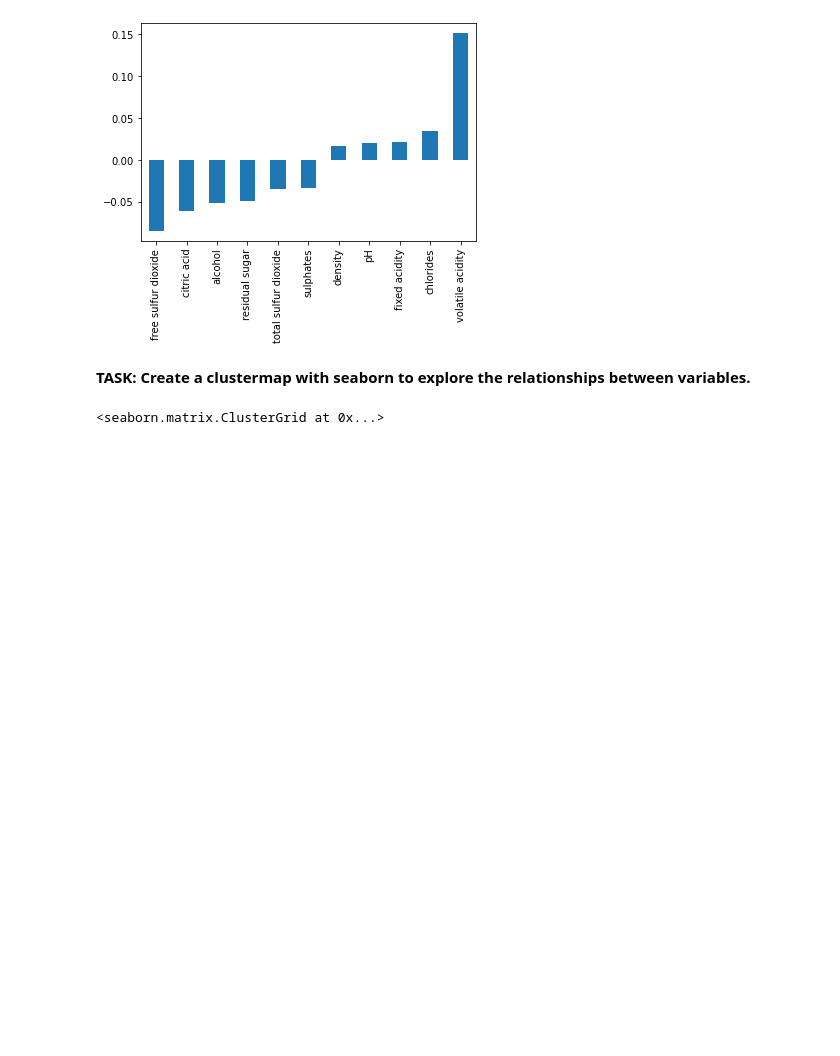
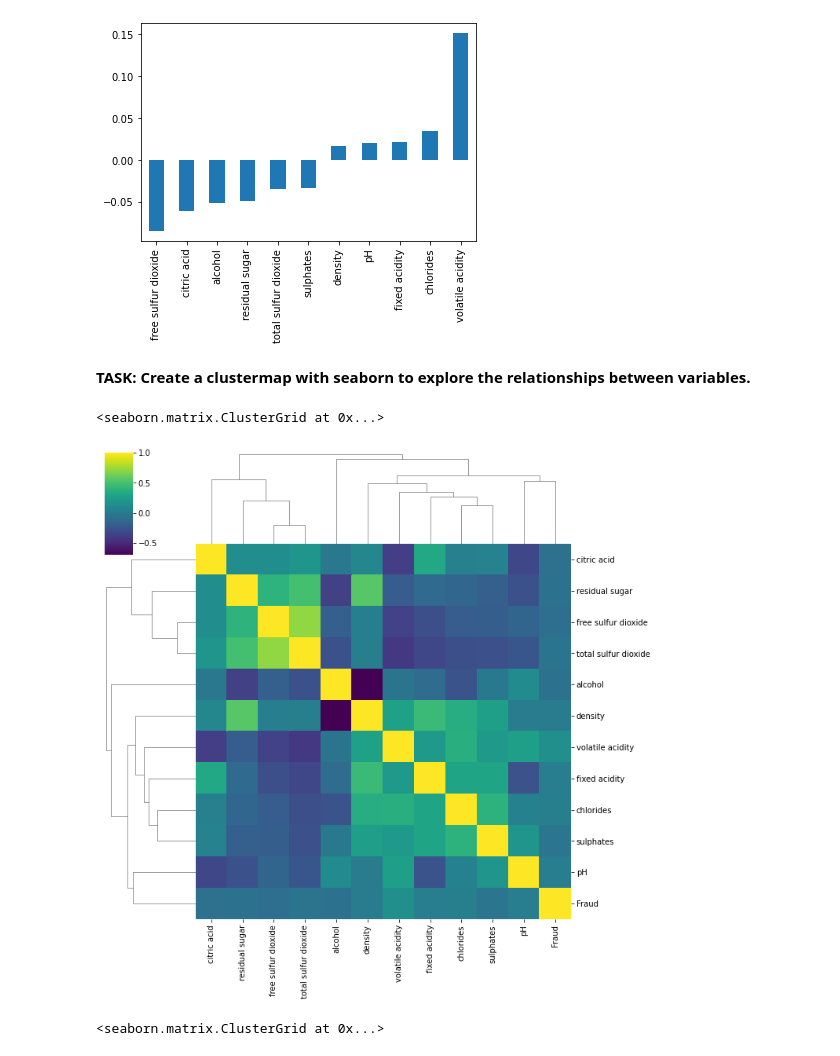
Before and after one commit to alpha-nero1/2021-Python-for-Machine-Learning-Data-Science-Masterclass, a Jupyter notebook: 13-Support-Vector-Machines/02-SVM-Project-Exercise.ipynb, the cells around one changed output. Saved outputs shown, nothing was run; the diff lists cells and outputs as text; code cells hidden in the pictures; blank space fills up the shorter version.

```diff
--- a/13-Support-Vector-Machines/02-SVM-Project-Exercise.ipynb
+++ b/13-Support-Vector-Machines/02-SVM-Project-Exercise.ipynb
@@ -114,6 +158,10 @@ Name: Fraud, dtype: float64
 **TASK: Create a clustermap with seaborn to explore the relationships between variables.**
 # %%
 # CODE HERE
+sns.clustermap(df.corr(), cmap='viridis')
+# %% [output]
+<seaborn.matrix.ClusterGrid at 0x...>
+[figure, added]
 # %%
 # %% [output]
 <seaborn.matrix.ClusterGrid at 0x...>
```
Also changed, not shown: parts of 33 cells of this notebook, 9 other files.
